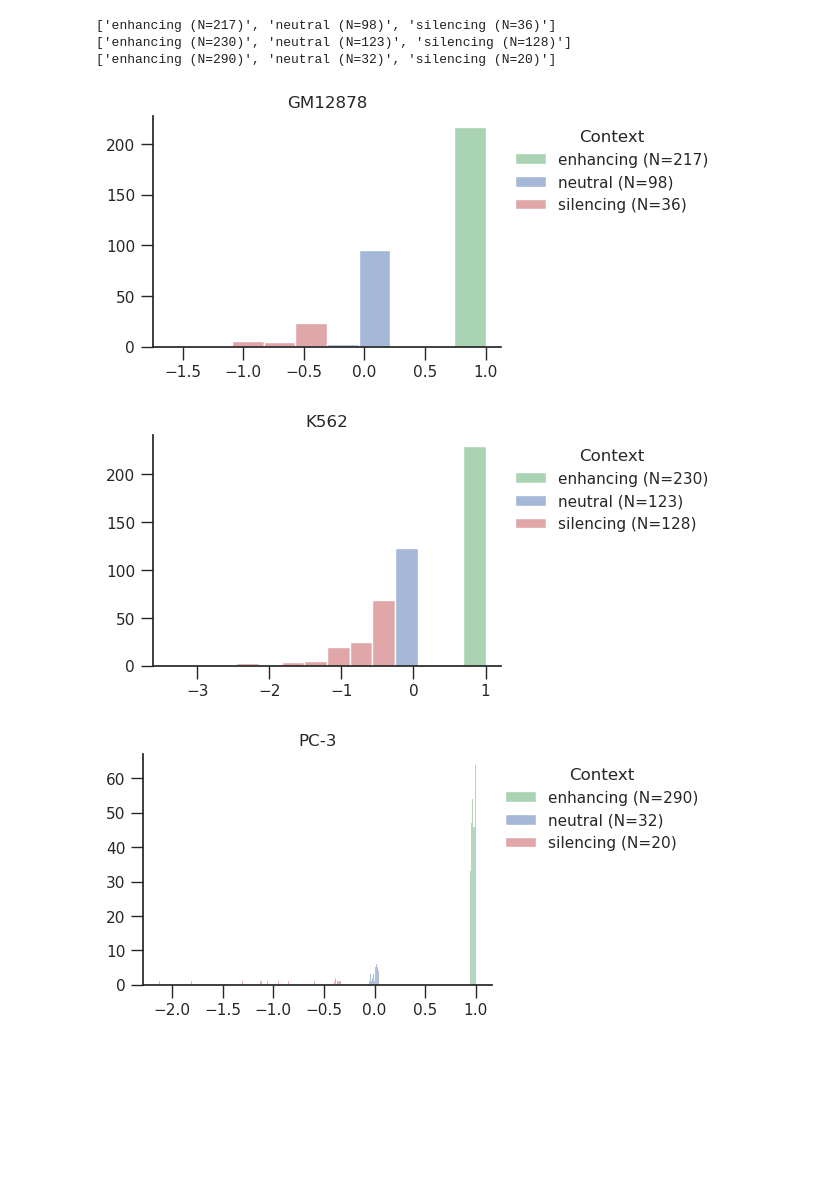
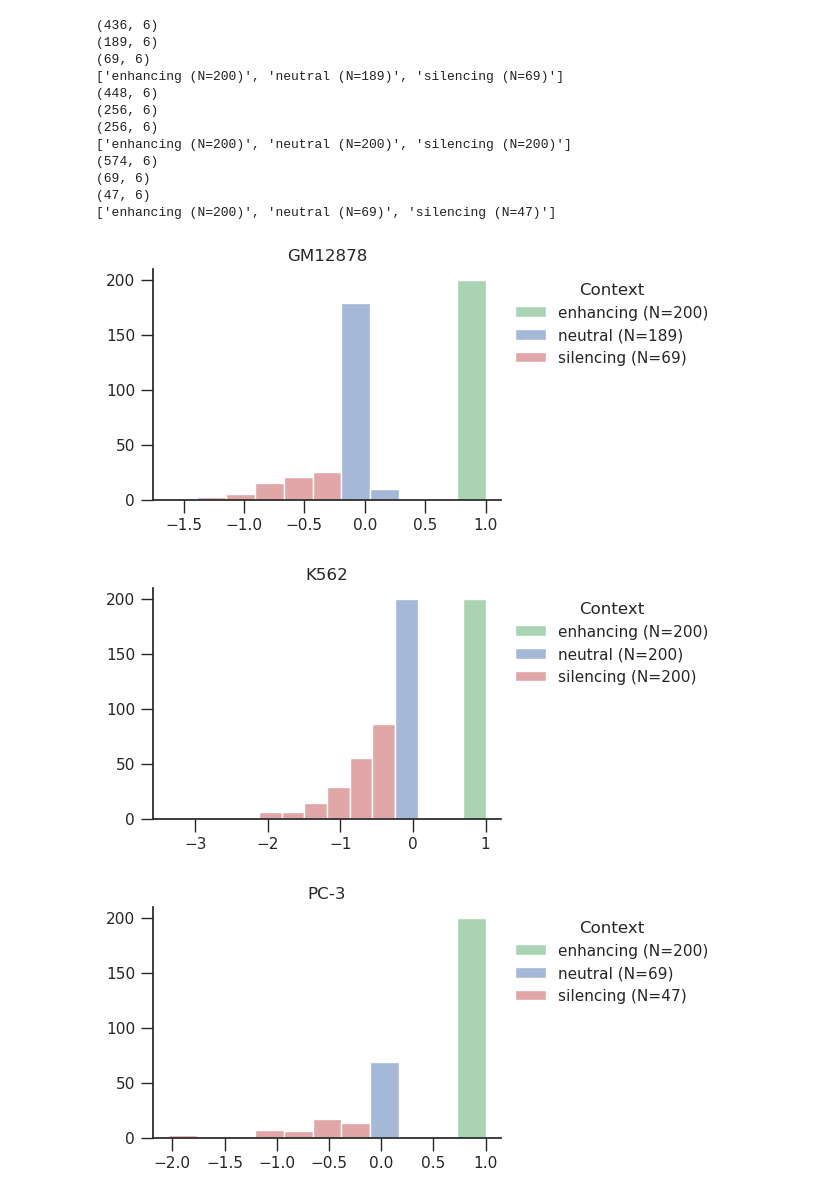
Before and after one commit to p-koo/creme-nn, a Jupyter notebook: figures/context_dependence_test_enformer.ipynb, the cells around one changed output. Drawn from its saved outputs; the diff is of its cells as text; code cells hidden in the pictures; blank space fills up the shorter version.

```diff
--- a/figures/context_dependence_test_enformer.ipynb
+++ b/figures/context_dependence_test_enformer.ipynb
@@ -31,6 +28,7 @@ for i, c in enumerate(cell_lines):
     selected_tss_path = glob.glob(f'../results/gencode_tss_predictions/{model_name}/*{c}*_selected_tss.csv')[0]
     cell_name = selected_tss_path.split('_')[-3]
     delta_means = []
+    wt_means = []
     delta_stds = []
     paths = []
     print(cell_name)
@@ -43,15 +41,19 @@ for i, c in enumerate(cell_lines):
         delta = creme.context_effect_on_tss(context_res['wt'][:,i], context_res['mut'][:,i], bin_index)
         delta_means.append(delta.mean())
         delta_stds.append(delta.std())
+        wt_means.append(context_res['wt'][bin_index,i].mean())
         paths.append(r)
 
     df = pd.DataFrame([delta_means, delta_stds, paths]).T
     df.columns = ['delta mean', 'delta std', 'path']
+    df['wt'] = wt_means
     df = df[df['delta std'] < np.quantile(df['delta std'], 0.99)]
     df['context'] = [v for v in pd.cut(df['delta mean'],
                                        [df['delta mean'].min()-1, threshold_sil, -threshold_neu, threshold_neu, threshold_enh, df['delta mean'].max()+1],
                            labels=['silencing', 'other1', 'neutral', 'other', 'enhancing']).values]
     df['cell line'] = cell_name
+
+    print(df.shape)
     res.append(df)
 
 res = pd.concat(res)
@@ -82,6 +89,6 @@ for k, df in res.groupby('cell line'):
     # plt.xlim([-2,1.1])
     # plt.xticks([-2, -1, 0, 1])
     # plt.yticks([100, 200, 300])
-    plt.title(f'Context Dependence Test {k}')
+    plt.title(f'Context Dependence Test {k} N={df.shape[0]}')
     fig.savefig(f'{pdf_dir}/{model_name}_{k}_TSS_context_effect_hist.pdf', format='pdf', dpi=300, bbox_inches='tight')
 # %% [output]
@@ -91,4 +98,5 @@ for k, df in res.groupby('cell line'):
 # %%
+max_sample_size = 200
 for k, df in res.groupby('cell line'):
 
 
@@ -103,41 +111,60 @@ for k, df in res.groupby('cell line'):
     plt.rcParams['xtick.bottom'] = True
     plt.rcParams['ytick.left'] = True
     context_df = df[(df['context']!='other') & (df['context']!='other1')]
+    context_df_subsample = []
+    for context_type, one_context_df in context_df.groupby('context'):
+        print(one_context_df.shape)
+        if one_context_df.shape[0] > max_sample_size:
+
+            context_df_subsample.append(one_context_df.sample(max_sample_size, random_state=42))
+        else:
+            context_df_subsample.append(one_context_df)
+    context_df = pd.concat(context_df_subsample)
+
     context_df = context_df.sort_values('context')
     ax = sns.histplot(data=context_df,
                       x='delta mean', hue='context',
                       hue_order=['enhancing', 'neutral', 'silencing'],
                       palette=['g', 'b', 'r'])
 
 
     ax.spines['top'].set_visible(False)
     ax.spines['right'].set_visible(False)
     # plt.legend(frameon=False);
     legend = ax.get_legend()
     handles = legend.legend_handles
     legend.remove()
     labels = [f"{c} (N={s})" for _, (c, s) in context_df.groupby('context').count().reset_index().iloc[:,:2].iterrows()
               if 'other' not in c]
     print(labels)
     ax.legend(handles, labels,
               title='Context', frameon=False, bbox_to_anchor=[1,1])
 
     plt.ylabel('')
     plt.xlabel('')
 
     plt.title(k)
     # plt.ylim(0,100)
     # plt.xlim([-2,1.1])
     # plt.yticks([0,50,100])
     fig.savefig(f'{pdf_dir}/{model_name}_{k}_TSS_context_effect_inset.pdf', format='pdf', dpi=300, bbox_inches='tight')
     context_df.to_csv(f'../results/context_dependence_test/{model_name}/{k}_context.csv')
 # %% [output]
-['enhancing (N=217)', 'neutral (N=98)', 'silencing (N=36)']
-['enhancing (N=230)', 'neutral (N=123)', 'silencing (N=128)']
-['enhancing (N=290)', 'neutral (N=32)', 'silencing (N=20)']
+(436, 6)
+(189, 6)
+(69, 6)
+['enhancing (N=200)', 'neutral (N=189)', 'silencing (N=69)']
+(448, 6)
+(256, 6)
+(256, 6)
+['enhancing (N=200)', 'neutral (N=200)', 'silencing (N=200)']
+(574, 6)
+(69, 6)
+(47, 6)
+['enhancing (N=200)', 'neutral (N=69)', 'silencing (N=47)']
-[figure, old version]
+[figure, new version]
-[figure, old version]
+[figure, new version]
-[figure, old version]
+[figure, new version]
 # %%
 for k, df in res.groupby('cell line'):
 
```
Also changed, not shown: parts of 6 cells of this notebook, 11 other files.
